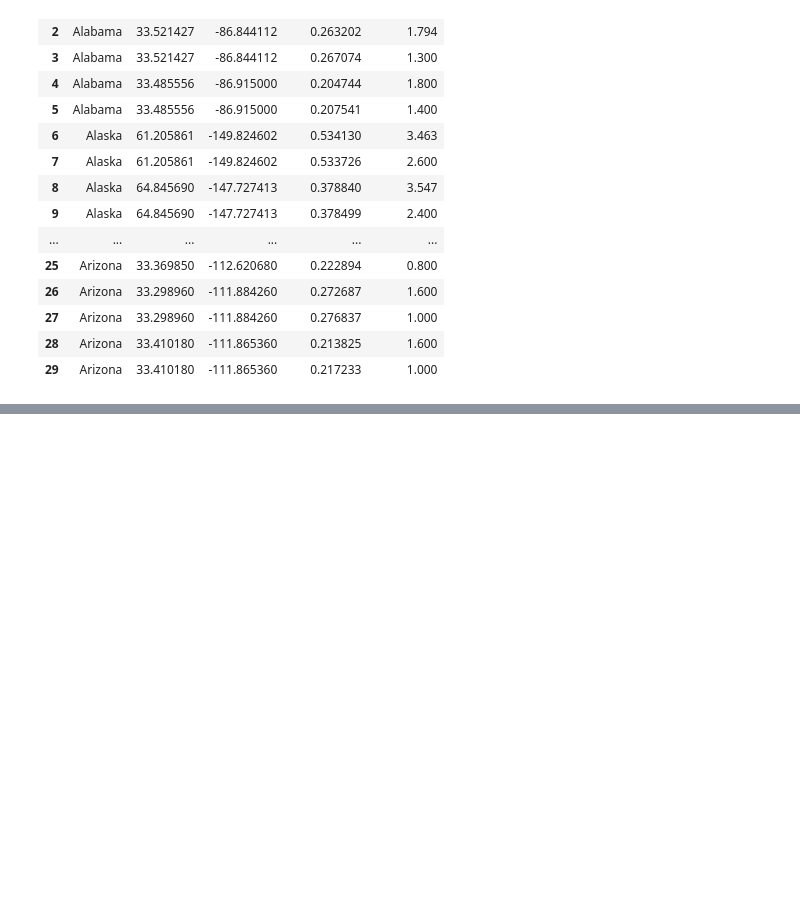
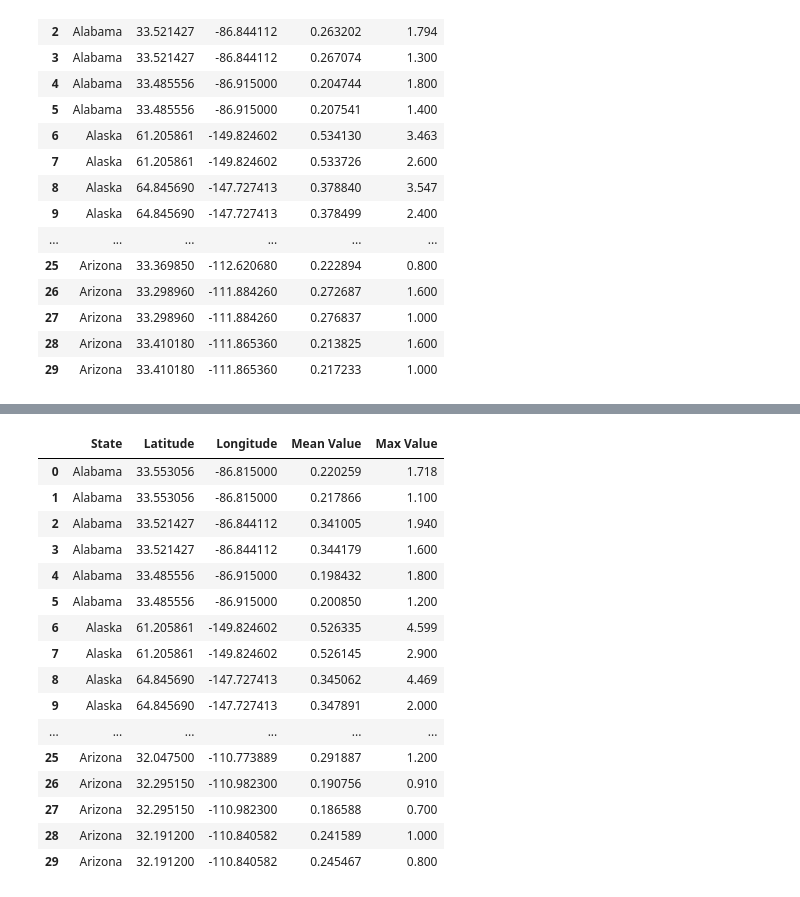
Before and after one commit to Mitchemoto/project-1-, a Jupyter notebook: environment_api_project.ipynb, the cells around one changed output, grey strips where cells are left out. Cells and saved outputs as stored; diff of their text form; code cells hidden in the pictures; blank space fills up the shorter version.

Commit message:
update to heat maps with monitor locations, heat map fixed for 2018

```diff
--- a/environment_api_project.ipynb
+++ b/environment_api_project.ipynb
@@ -246,3 +261,63 @@ fig19
 # fig19.savefig('2019_CO2_heatmap.png')
 # %% [output]
 [interactive output not drawn]
+# %%
+# hard coded searches
+param='42101'
+bdate18='20180101'
+edate18='20181231'
+
+#query URL
+query_url=f'https://aqs.epa.gov/data/api/annualData/byState?email={email}&key={apikey}&param={param}&bdate={bdate18}&edate={edate18}&state='
+
+# response = requests.get(query_url + code).json()
+# %%
+# Set up empty lists for data in each column
+states18 = []
+lat18 = []
+long18 = []
+mean18 = []
+max_value18 = []
+# Create a list of state codes so our request can loop through and pull each state
+state_code = ["01", "02", "04", "05", "06", "08", "09", "10", "11", "12", "13", "15", "16", "17", "18", "19", "20", "21", "22",
+              "23", "24", "25", "26", "27", "28", "29", "30", "31", "32", "33", "34", "35", "36", "37", "38", "39", "40", "41",
+              "42", "44", "45", "46", "47", "48", "49", "50", "51", "53", "54", "55", "56", "66", "72", "78"]
+# Loop through each state code and pull mean and max No2 values for all locations in each state
+for code in state_code:
+    response = requests.get(query_url + code).json()
+    try:
+        states18.extend([x['state'] for x in response['Data']])
+        lat18.extend([x['latitude'] for x in response['Data']])
+        long18.extend([x['longitude'] for x in response['Data']])
+        mean18.extend([x['arithmetic_mean'] for x in response['Data']])
+        max_value18.extend([x['first_max_value'] for x in response['Data']])
+
+    except:
+        print("This state has no data", code)
+# %%
+# put into data frame
+states_18_df=pd.DataFrame({'State':states18,
+           'Latitude': lat18,
+           'Longitude':long18,
+           'Mean Value': mean18,
+           'Max Value': max_value18})
+
+states_18_df.head(30)
+# %% [output]
+|  | State | Latitude | Longitude | Mean Value | Max Value |
+| 0 | Alabama | 33.553056 | -86.815000 | 0.220259 | 1.718 |
+| 1 | Alabama | 33.553056 | -86.815000 | 0.217866 | 1.100 |
+| 2 | Alabama | 33.521427 | -86.844112 | 0.341005 | 1.940 |
+| 3 | Alabama | 33.521427 | -86.844112 | 0.344179 | 1.600 |
+| 4 | Alabama | 33.485556 | -86.915000 | 0.198432 | 1.800 |
+| 5 | Alabama | 33.485556 | -86.915000 | 0.200850 | 1.200 |
+| 6 | Alaska | 61.205861 | -149.824602 | 0.526335 | 4.599 |
+| 7 | Alaska | 61.205861 | -149.824602 | 0.526145 | 2.900 |
+| 8 | Alaska | 64.845690 | -147.727413 | 0.345062 | 4.469 |
+| 9 | Alaska | 64.845690 | -147.727413 | 0.347891 | 2.000 |
+| ... | ... | ... | ... | ... | ... |
+| 25 | Arizona | 32.047500 | -110.773889 | 0.291887 | 1.200 |
+| 26 | Arizona | 32.295150 | -110.982300 | 0.190756 | 0.910 |
+| 27 | Arizona | 32.295150 | -110.982300 | 0.186588 | 0.700 |
+| 28 | Arizona | 32.191200 | -110.840582 | 0.241589 | 1.000 |
+| 29 | Arizona | 32.191200 | -110.840582 | 0.245467 | 0.800 |
```
Also changed, not shown: parts of 12 cells of this notebook.
